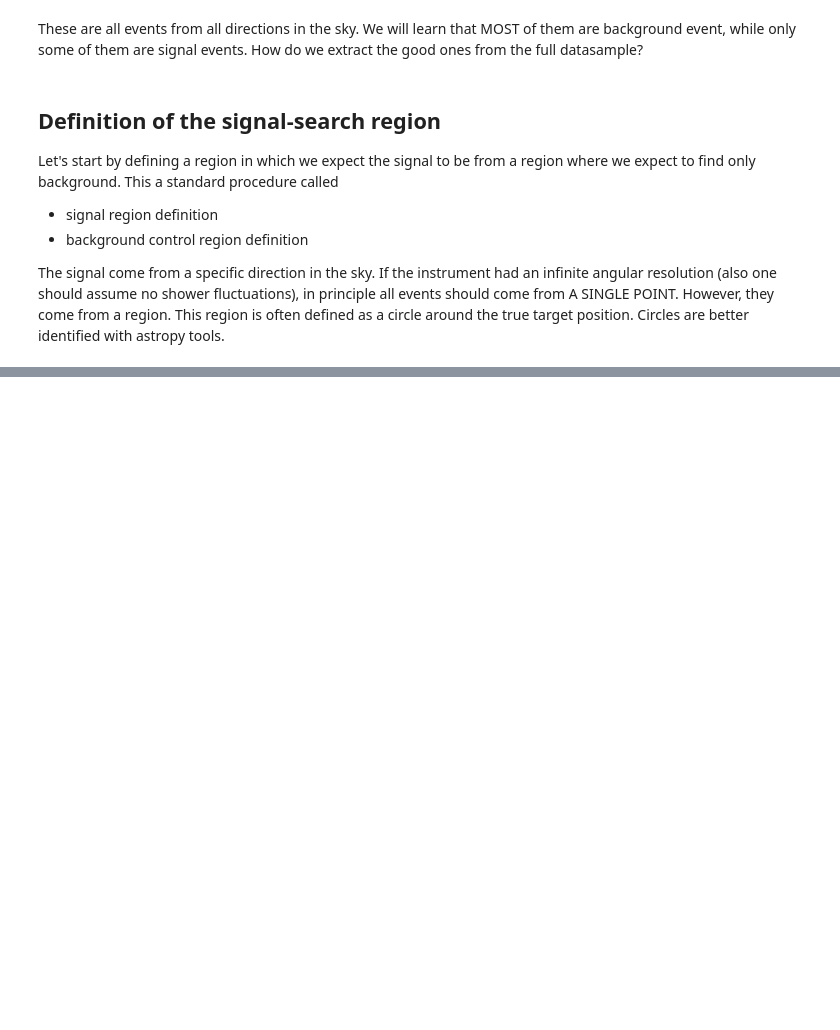
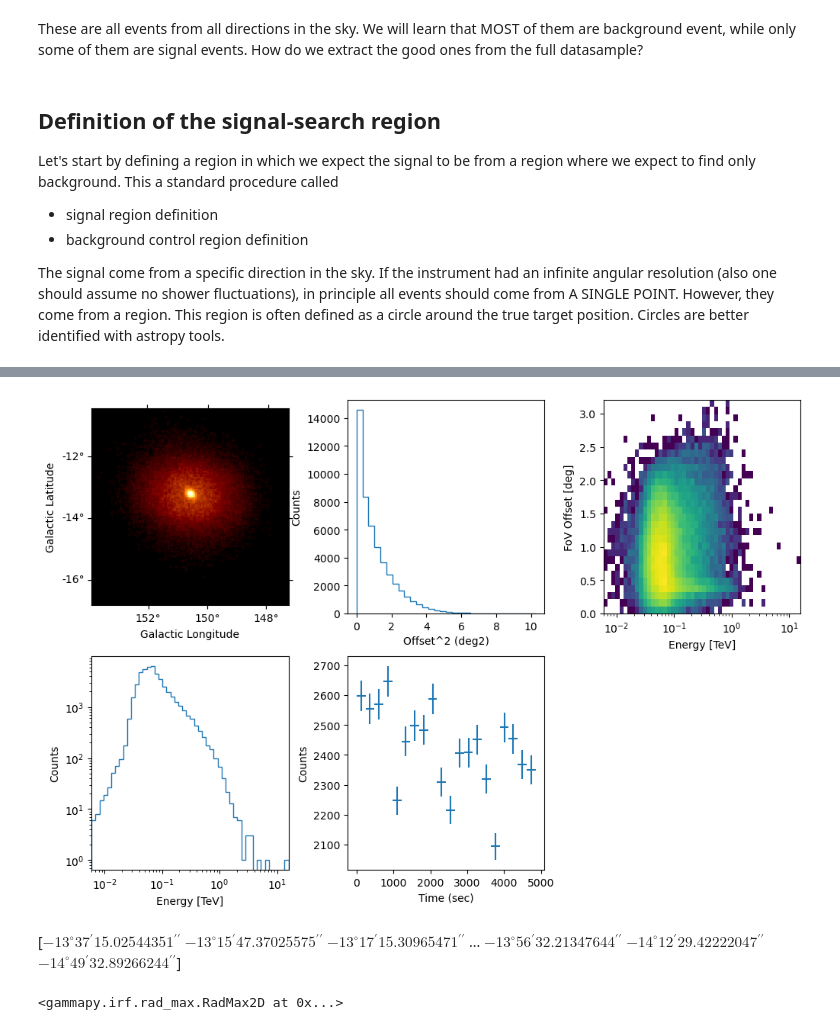
Before and after one commit to datacamp-astro/2022-arqus-bergen, a Jupyter notebook: hands_on/2_data_select_bin/data_selection_binning.ipynb, the cells around one changed output, grey strips where cells are left out. Drawn from its saved outputs; the diff is of its cells as text; code cells hidden in the pictures; blank space fills up the shorter version.

```diff
--- a/hands_on/2_data_select_bin/data_selection_binning.ipynb
+++ b/hands_on/2_data_select_bin/data_selection_binning.ipynb
@@ -478,0 +445,29 @@ print(len(evt2))
+# %%
+from gammapy.data import EventList, GTI
+
+filename_1 = '../../data/ngc1275/magic/20170101_05059487_DL3_NGC1275-W0.40+157.fits'
+filename_3 = '../../data/ngc1275/magic/20170101_05059489_DL3_NGC1275-W0.40+058.fits'
+filename_2 = '../../data/ngc1275/magic/20170101_05059488_DL3_NGC1275-W0.40+337.fits'
+filename_4 = '../../data/ngc1275/magic/20170101_05059490_DL3_NGC1275-W0.40+238.fits'
+
+events_1 = EventList.read(filename_1)
+events_2 = EventList.read(filename_2)
+events_3 = EventList.read(filename_3)
+events_4 = EventList.read(filename_4)
+
+
+gti_1 = GTI.read(filename_1)
+gti_2 = GTI.read(filename_2)
+gti_3 = GTI.read(filename_3)
+gti_4 = GTI.read(filename_4)
+
+# stack in place, now the _1 object contains the information of both
+#gti_1.stack(gti_2)
+#gti_1.stack(gti_3)
+#gti_1.stack(gti_4)
+#events_1.stack(events_2)
+#events_1.stack(events_3)
+#events_1.stack(events_4)
+
+# or instead create a new event list from the other two
+combined_events = EventList.from_stack([events_1, events_2, events_3, events_4])
@@ -478,0 +492,18 @@ print(len(evt2))
+# %%
+combined_events.peek()
+# %% [output]
+[figure, added]
+# %%
+combined_events.galactic.b
+# %% [output]
+[$-13^\circ37{}^\prime15.02544351{}^{\prime\prime}$
+ $-13^\circ15{}^\prime47.37025575{}^{\prime\prime}$
+ $-13^\circ17{}^\prime15.30965471{}^{\prime\prime}$ ...
+ $-13^\circ56{}^\prime32.21347644{}^{\prime\prime}$
+ $-14^\circ12{}^\prime29.42222047{}^{\prime\prime}$
+ $-14^\circ49{}^\prime32.89266244{}^{\prime\prime}$]
+# %%
+rad_max = obs_ngc1275["5059487"].rad_max
+rad_max
+# %% [output]
+<gammapy.irf.rad_max.RadMax2D at 0x...>
```
Also changed, not shown: parts of 46 cells of this notebook.
